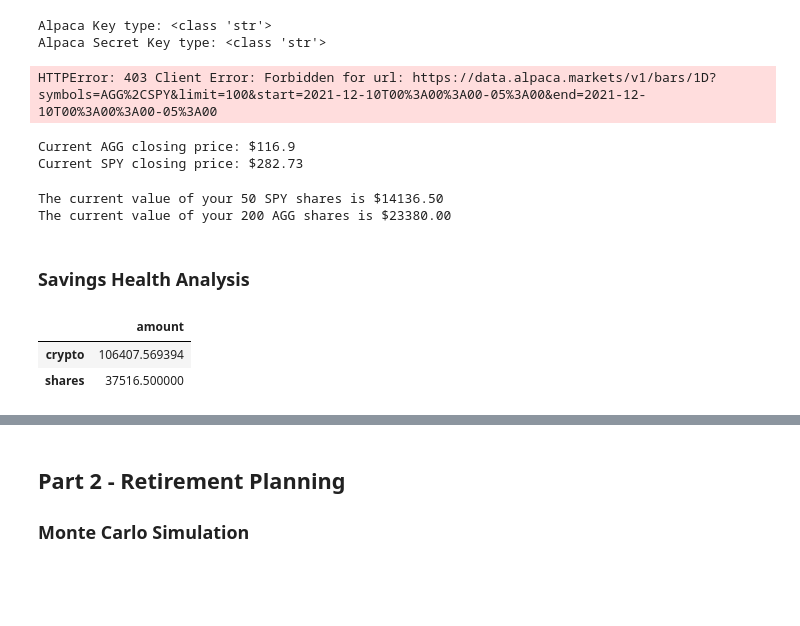
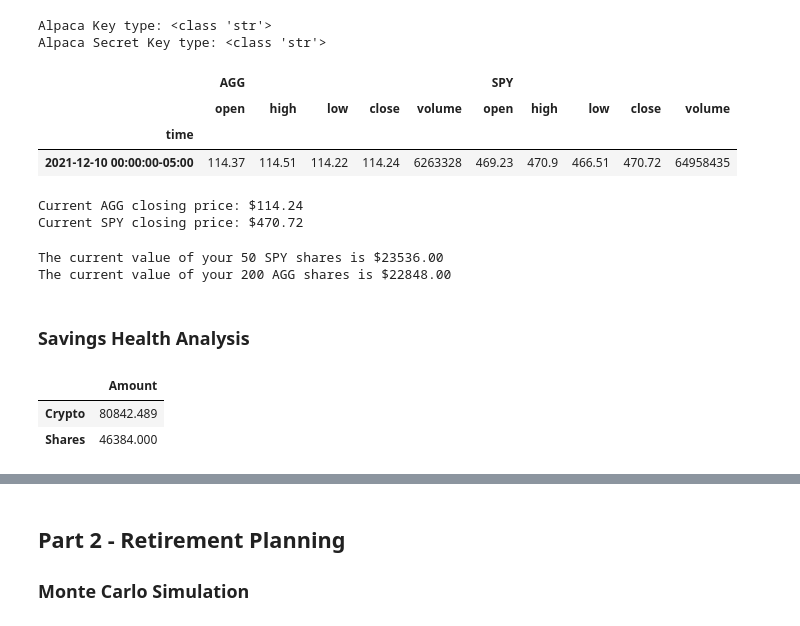
Before and after one commit to MRD2001/Week5_HomeWork, a Jupyter notebook: Starter_Code/financial-planner.ipynb, the cells around one changed output, grey strips where cells are left out. Drawn from its saved outputs; the diff is of its cells as text; code cells hidden in the pictures; blank space fills up the shorter version.

```diff
--- a/Starter_Code/financial-planner.ipynb
+++ b/Starter_Code/financial-planner.ipynb
@@ -77,8 +77,8 @@ my_spy = 50
 # %%
 # Set Alpaca API key and secret
 # YOUR CODE HERE!
-alpaca_api_key = 'ALPACA_API_KEY'
-alpaca_secret_key = 'ALPACA_SECRET_KEY'
+alpaca_api_key = os.getenv("ALPACA_API_KEY")
+alpaca_secret_key = os.getenv("ALPACA_SECRET_KEY")
 
 # Create the Alpaca API object
 # YOUR CODE HERE!
@@ -113,53 +113,66 @@ df_portfolio = alpaca.get_barset(
     tickers,
     timeframe,
     start = today,
-    end = today,
-    limit= 100
+    limit= 1000
 ).df
 
 # Preview DataFrame
 # YOUR CODE HERE!
 df_portfolio.head()
 # %% [output]
-HTTPError: 403 Client Error: Forbidden for url: https://data.alpaca.markets/v1/bars/1D?symbols=AGG%2CSPY&limit=100&start=2021-12-10T00%3A00%3A00-05%3A00&end=2021-12-10T00%3A00%3A00-05%3A00
+|  | AGG |  |  |  |  | SPY |  |  |  |  |
+|  | open | high | low | close | volume | open | high | low | close | volume |
+| time |  |  |  |  |  |  |  |  |  |  |
+| 2021-12-10 00:00:00-05:00 | 114.37 | 114.51 | 114.22 | 114.24 | 6263328 | 469.23 | 470.9 | 466.51 | 470.72 | 64958435 |
 # %%
 # Pick AGG and SPY close prices
 # YOUR CODE HERE!
 
+agg_close_price = df_portfolio["AGG"]["close"].item()
+spy_close_price = df_portfolio["SPY"]["close"].item()
+
+
 # Print AGG and SPY close prices
 print(f"Current AGG closing price: ${agg_close_price}")
 print(f"Current SPY closing price: ${spy_close_price}")
 # %% [output]
-Current AGG closing price: $116.9
-Current SPY closing price: $282.73
+Current AGG closing price: $114.24
+Current SPY closing price: $470.72
 # %%
 # Compute the current value of shares
 # YOUR CODE HERE!
+my_spy_value = my_spy * spy_close_price
+my_agg_value = my_agg * agg_close_price
 
 # Print current value of shares
 print(f"The current value of your {my_spy} SPY shares is ${my_spy_value:0.2f}")
 print(f"The current value of your {my_agg} AGG shares is ${my_agg_value:0.2f}")
 # %% [output]
-The current value of your 50 SPY shares is $14136.50
-The current value of your 200 AGG shares is $23380.00
+The current value of your 50 SPY shares is $23536.00
+The current value of your 200 AGG shares is $22848.00
 # %% [markdown]
 ### Savings Health Analysis
 # %%
 # Set monthly household income
 # YOUR CODE HERE!
+monthly_income = 12000
 
 # Consolidate financial assets data
 # YOUR CODE HERE!
+# first a dictionary to hold all the assets
+total_portfolio_dict = {'Amount' : [my_btc_value + my_eth_value , my_agg_value + my_spy_value]}
 
 # Create savings DataFrame
 # YOUR CODE HERE!
+df_savings = pd.DataFrame(total_portfolio_dict, index= ['Crypto','Shares'])
+
 
 # Display savings DataFrame
 display(df_savings)
 # %% [output]
-|  | amount |
-| crypto | 106407.569394 |
-| shares | 37516.500000 |
+|  | Amount |
+| Crypto | 80842.489 |
+| Shares | 46384.000 |
 # %%
 # Plot savings pie chart
 # YOUR CODE HERE!
```
Also changed, not shown: parts of 15 cells of this notebook, 3 other files.
